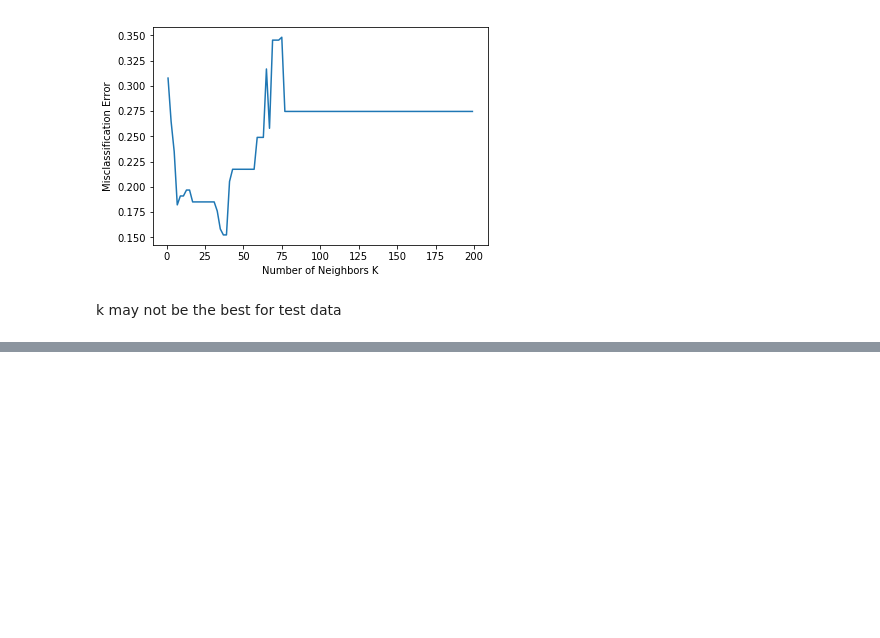
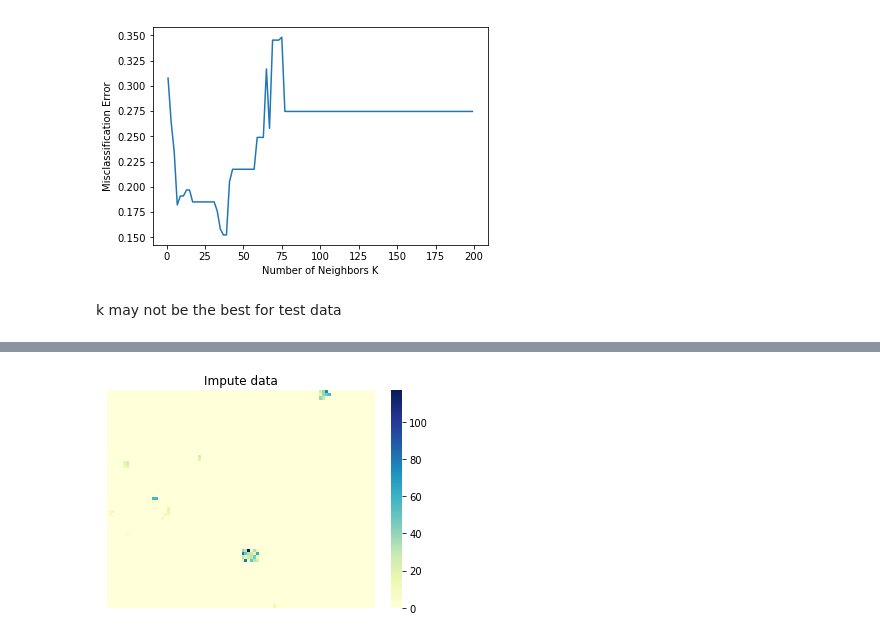
Before and after one commit to susiecant/FMD-RSG, a Jupyter notebook: farm imputation.ipynb, the cells around one changed output, grey strips where cells are left out. Saved outputs shown, nothing was run; the diff lists cells and outputs as text; code cells hidden in the pictures; blank space fills up the shorter version.

```diff
--- a/farm imputation.ipynb
+++ b/farm imputation.ipynb
@@ -931,0 +995,19 @@ readdata
+# %%
+for i in list(set(delete_grid)):
+    index_grid_i=np.asarray([j for j in range(len(delete_lat)) if delete_grid[j]==i])
+    keep_num=int(round(1.0*len(index_grid_i)*342/1068))
+    keep_farm_cluster_i=np.random.choice(index_grid_i,keep_num,replace=False)
+    keep_farm_cluster.extend(keep_farm_cluster_i)
+# %%
+cluster_lat=delete_lat[keep_farm_cluster]
+cluster_long=delete_long[keep_farm_cluster]
+cluster_cattle=delete_cattle[keep_farm_cluster]
+cluster_ruminant=delete_ruminant[keep_farm_cluster]
+# %%
+heatmap_impute_cluster_reducedsize_cattle=list()
+heatmap_impute_cluster_reducedsize_ruminant=list()
+# %%
+for i in range(len(Latitude_cattle)):
+    farm_index_grid_cluster_i=[j for j in range(len(cluster_lat)) if (cluster_lat[j]<Latitude_cattle[i]+dlat_half) and (cluster_lat[j]>Latitude_cattle[i]-dlat_half) and (cluster_long[j]<Longtitude_cattle[i]+dlong_half) and (cluster_long[j]>Longtitude_cattle[i]-dlong_half)]
+    heatmap_impute_cluster_reducedsize_cattle.append(sum(cluster_cattle[farm_index_grid_cluster_i]))
+    heatmap_impute_cluster_reducedsize_ruminant.append(sum(cluster_ruminant[farm_index_grid_cluster_i]))
@@ -931,0 +1028,7 @@ readdata
+# %%
+e=np.asarray(heatmap_impute_cluster_reducedsize_cattle).reshape((67,93))
+ax = sns.heatmap(e,xticklabels=False,yticklabels=False,cmap="YlGnBu")
+plt.title('Impute data')
+plt.show()
+# %% [output]
+[figure, added]
```
Also changed, not shown: parts of 42 cells of this notebook.
